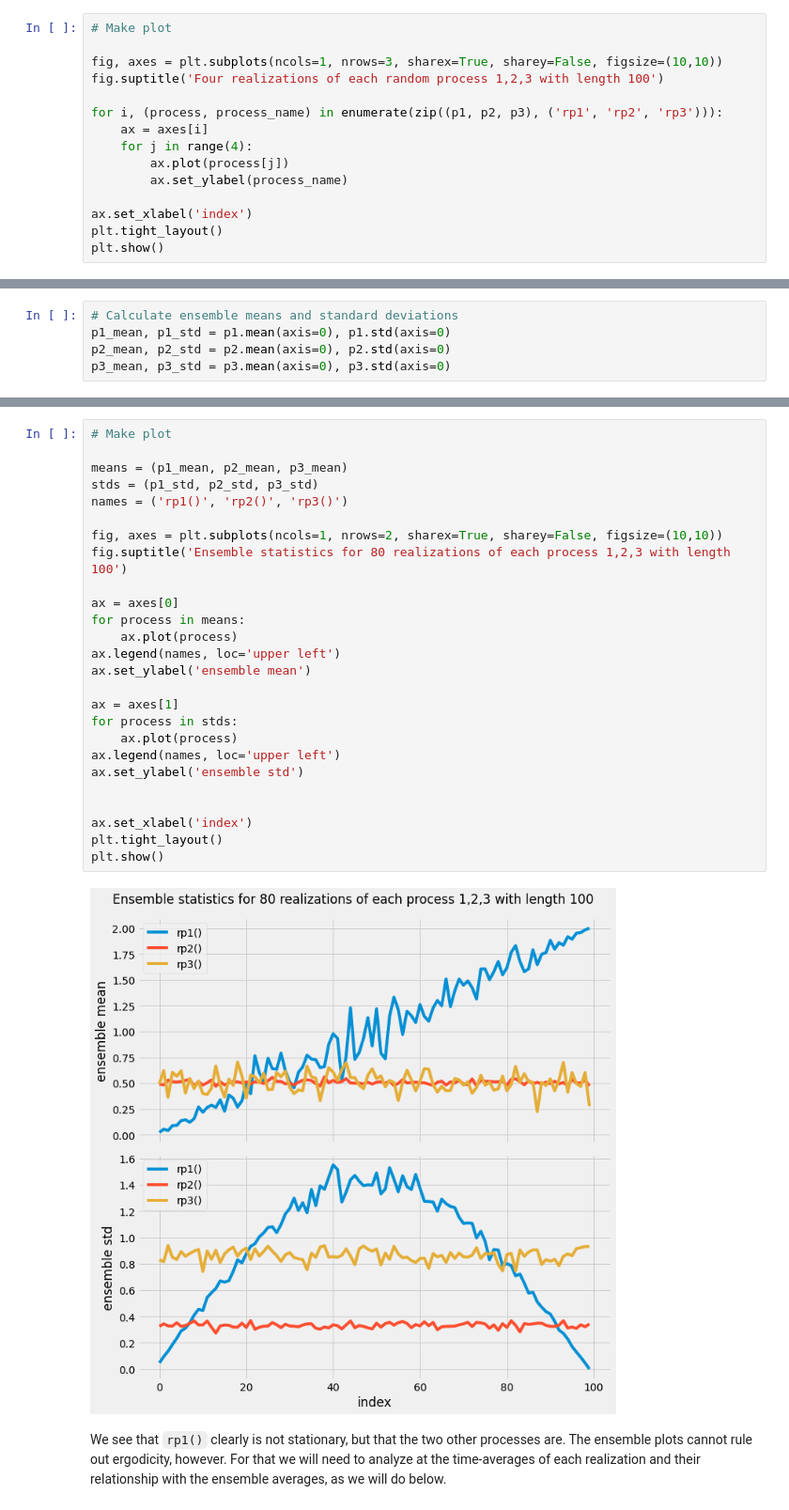
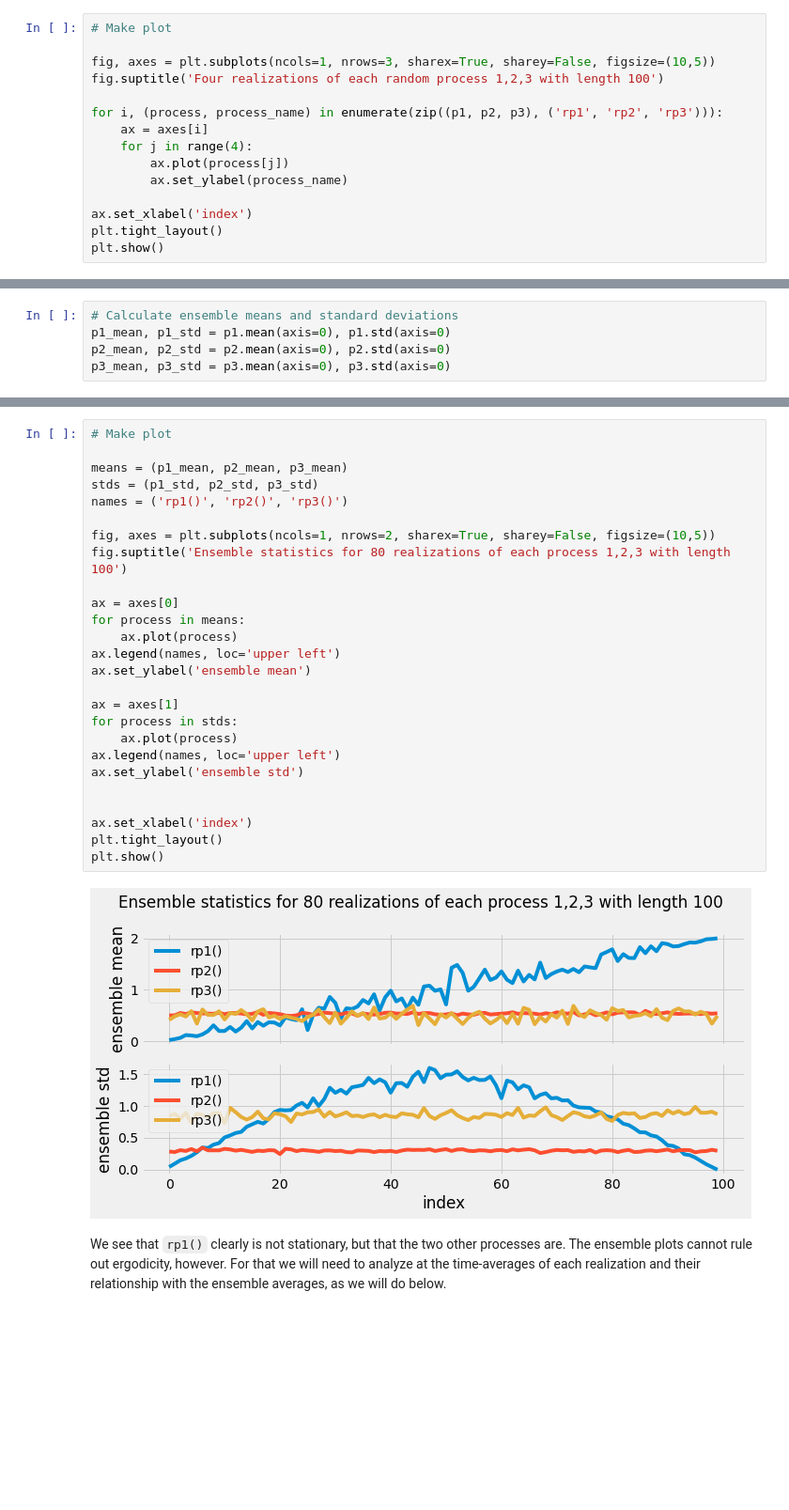
Before and after one commit to fonstelien/INF4480, a Jupyter notebook: project1/project1.ipynb, the cells around one changed output, grey strips where cells are left out. Shown: that part at 94% size. Cells and saved outputs as stored; diff of their text form; blank space fills up the shorter version.

````diff
--- a/project1/project1.ipynb
+++ b/project1/project1.ipynb
@@ -287,7 +293,7 @@ p3 = rp3(M, N)
 # %%
 # Make plot
 
-fig, axes = plt.subplots(ncols=1, nrows=3, sharex=True, sharey=False, figsize=(10,10))
+fig, axes = plt.subplots(ncols=1, nrows=3, sharex=True, sharey=False, figsize=(10,5))
 fig.suptitle('Four realizations of each random process 1,2,3 with length 100')
 
 for i, (process, process_name) in enumerate(zip((p1, p2, p3), ('rp1', 'rp2', 'rp3'))):
@@ -326,31 +333,31 @@ p3_mean, p3_std = p3.mean(axis=0), p3.std(axis=0)
 # %%
 # Make plot
 
 means = (p1_mean, p2_mean, p3_mean)
 stds = (p1_std, p2_std, p3_std)
 names = ('rp1()', 'rp2()', 'rp3()')
 
-fig, axes = plt.subplots(ncols=1, nrows=2, sharex=True, sharey=False, figsize=(10,10))
+fig, axes = plt.subplots(ncols=1, nrows=2, sharex=True, sharey=False, figsize=(10,5))
 fig.suptitle('Ensemble statistics for 80 realizations of each process 1,2,3 with length 100')
 
 ax = axes[0]
 for process in means:
     ax.plot(process)
 ax.legend(names, loc='upper left')
 ax.set_ylabel('ensemble mean')
 
 ax = axes[1]
 for process in stds:
     ax.plot(process)
 ax.legend(names, loc='upper left')
 ax.set_ylabel('ensemble std')
 
 
 ax.set_xlabel('index')
 plt.tight_layout()
 plt.show()
 # %% [output]
-[figure, old version]
+[figure, new version]
 # %% [markdown]
 We see that ```rp1()``` clearly is not stationary, but that the two other processes are. The ensemble plots cannot rule out ergodicity, however. For that we will need to analyze at the time-averages of each realization and their relationship with the ensemble averages, as we will do below.
 # %% [markdown]
````
Also changed, not shown: parts of 29 cells of this notebook, 1 other file.
